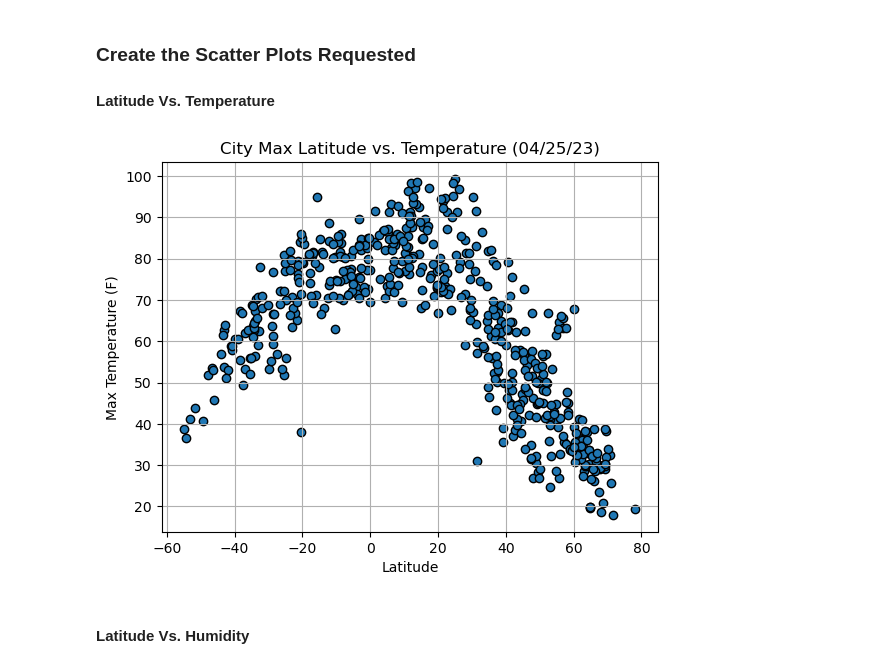
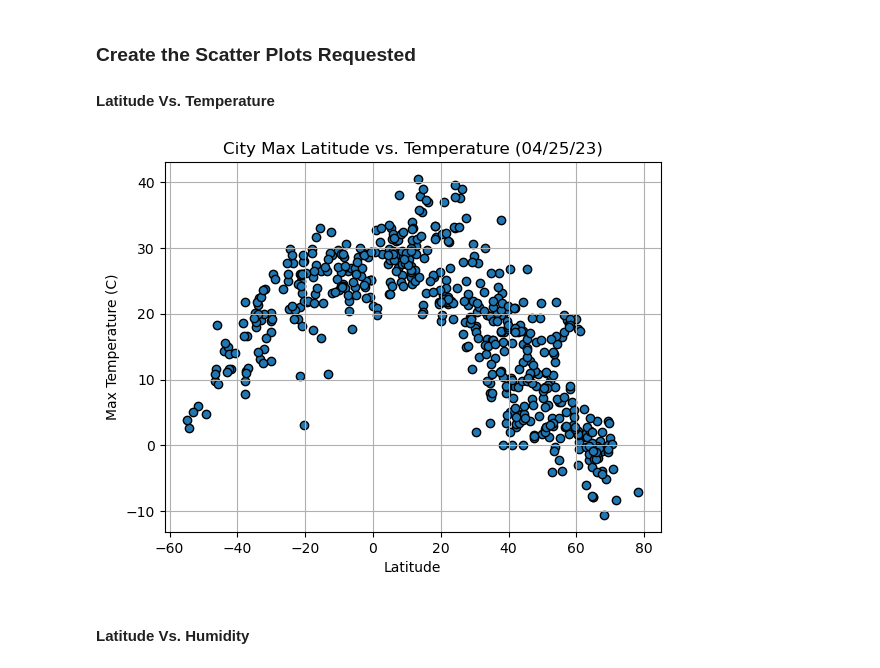
Before and after one commit to Hluu1/Python-API-Challenge, a Jupyter notebook: WeatherPy/WeatherPy.ipynb, the cells around one changed output. Drawn from its saved outputs; the diff is of its cells as text; code cells hidden in the pictures.

```diff
--- a/WeatherPy/WeatherPy.ipynb
+++ b/WeatherPy/WeatherPy.ipynb
@@ -189,21 +189,21 @@ city_data_df.head()
 #### Latitude Vs. Temperature
 # %%
 # Build scatter plot for latitude vs. temperature
-plt.scatter(city_data_df["Lat"], city_data_df["Max Temp"], marker="o", edgecolors="black")
+plt.scatter(city_data_df["Lat"], (city_data_df["Max Temp"] - 32) / 1.8, marker="o", edgecolors="black")
 
 # Incorporate the other graph properties
 plt.title("City Max Latitude vs. Temperature (%s)" % time.strftime("%x"))
-plt.ylabel("Max Temperature (F)")
+plt.ylabel("Max Temperature (C)")
 plt.xlabel("Latitude")
 plt.grid(True)
 
 # Save the figure
 plt.savefig("output_data/Fig1.png")
 
 # Show plot
 plt.show()
 # %% [output]
-[figure, old version]
+[figure, new version]
 # %% [markdown]
 #### Latitude Vs. Humidity
 # %%
```
Also changed, not shown: parts of 19 cells of this notebook, 6 other files.
